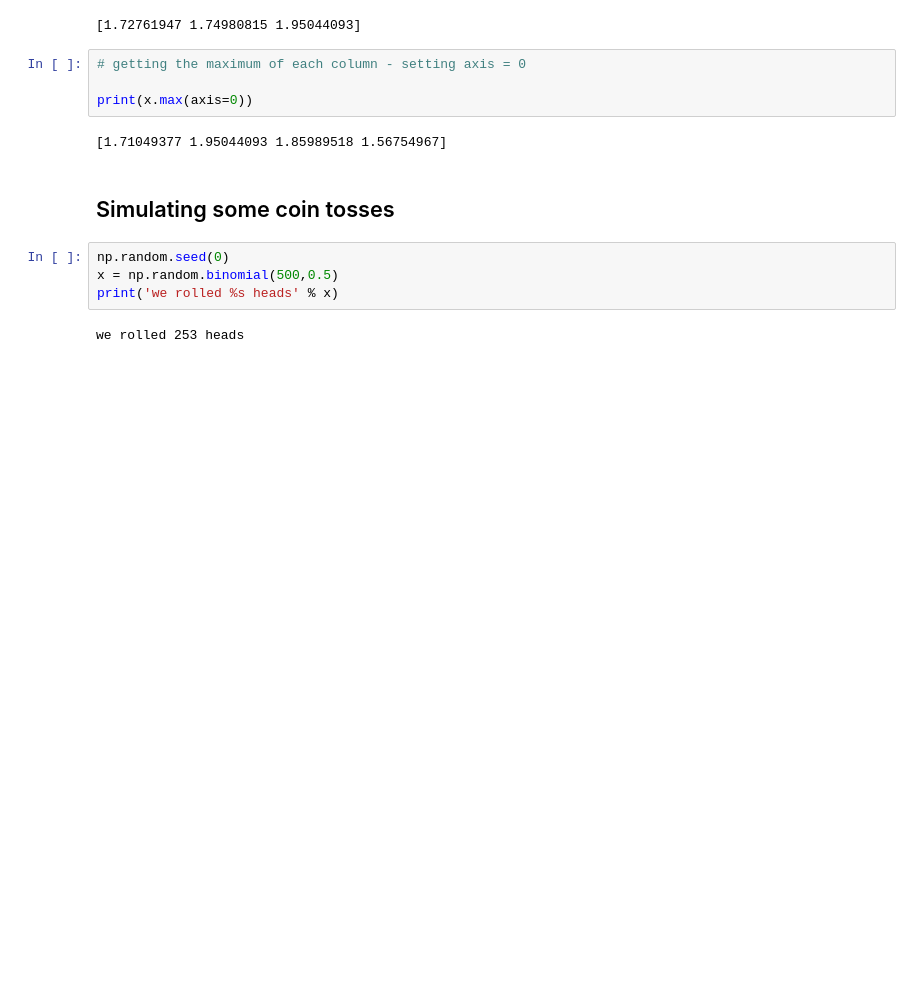
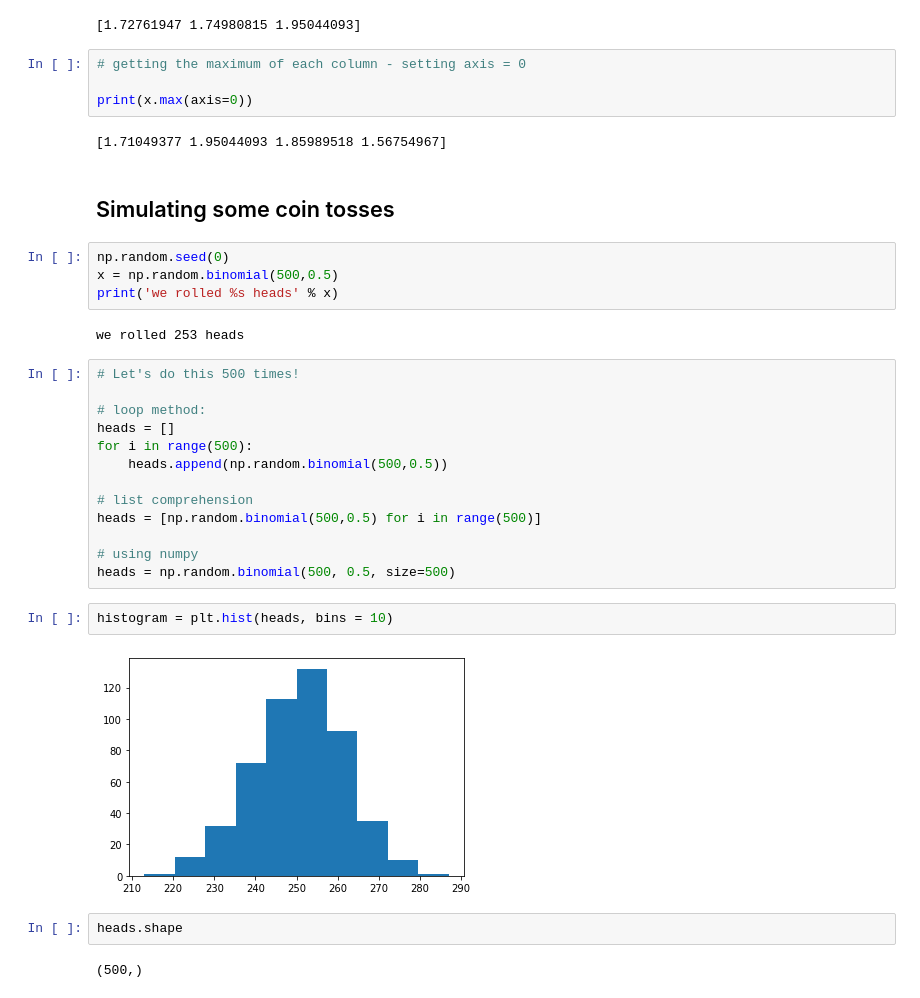
Before and after one commit to chhart/April20-CS109, a Jupyter notebook: 06_04 Setup (HW0).ipynb, the cells around one changed output. Cells and saved outputs as stored; diff of their text form; blank space fills up the shorter version.

```diff
--- a/06_04 Setup (HW0).ipynb
+++ b/06_04 Setup (HW0).ipynb
@@ -223,3 +223,24 @@ x = np.random.binomial(500,0.5)
 print('we rolled %s heads' % x)
 # %% [output]
 we rolled 253 heads
+# %%
+# Let's do this 500 times!
+
+# loop method:
+heads = []
+for i in range(500):
+    heads.append(np.random.binomial(500,0.5))
+
+# list comprehension
+heads = [np.random.binomial(500,0.5) for i in range(500)]
+
+# using numpy
+heads = np.random.binomial(500, 0.5, size=500)
+# %%
+histogram = plt.hist(heads, bins = 10)
+# %% [output]
+[figure, added]
+# %%
+heads.shape
+# %% [output]
+(500,)
```
Also changed, not shown: parts of 3 cells of this notebook.
